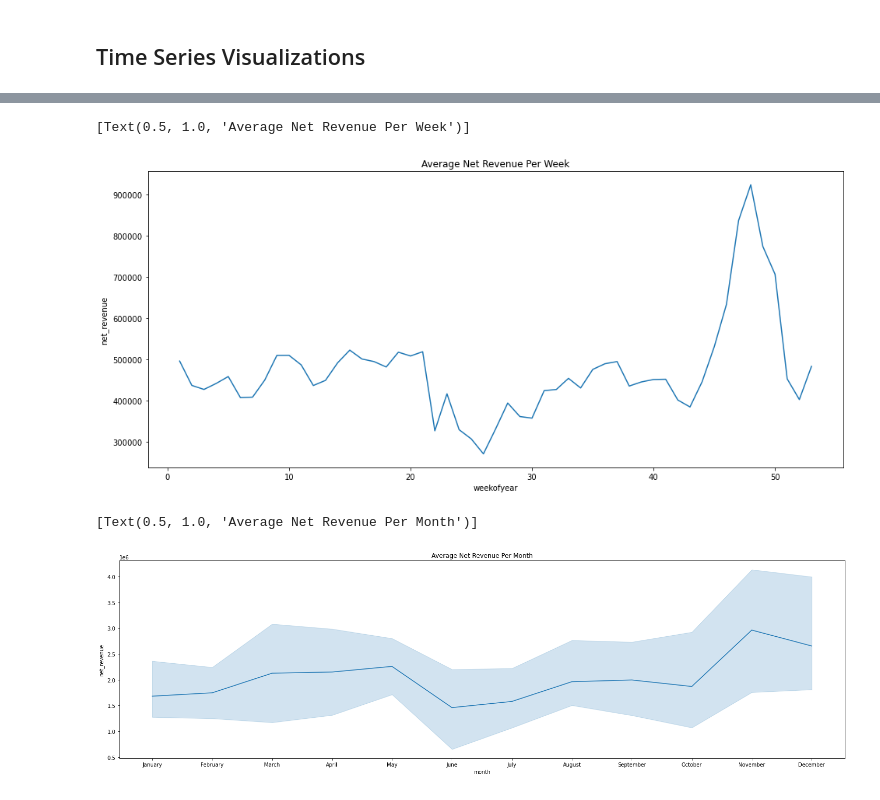
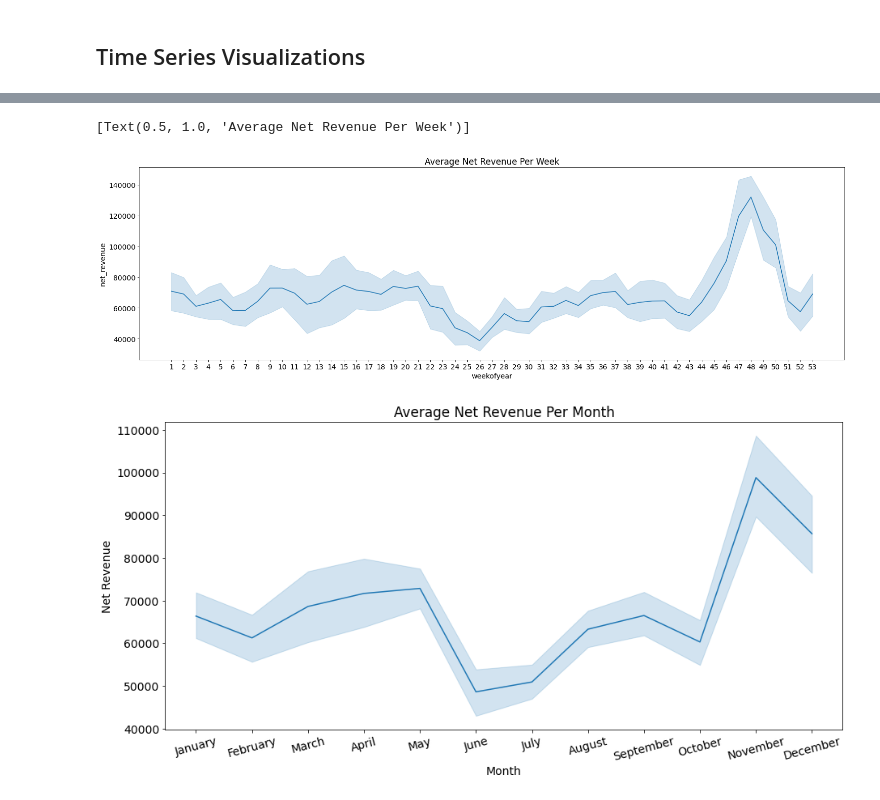
Before and after one commit to derrick-w/top4sport-sales-prediction, a Jupyter notebook: top4sport-EDA.ipynb, the cells around one changed output, grey strips where cells are left out. Drawn from its saved outputs; the diff is of its cells as text; code cells hidden in the pictures.

```diff
--- a/top4sport-EDA.ipynb
+++ b/top4sport-EDA.ipynb
@@ -10,7 +14,7 @@ from statsmodels.graphics.tsaplots import plot_pacf
 import warnings
 warnings.filterwarnings('ignore')
 # %%
-orders = pd.read_csv('orders.csv', sep=';')
+orders = pd.read_csv('orders.csv', sep=';', parse_dates=['date'])
 # %%
 items = pd.read_csv('items.csv', sep=';')
 # %% [markdown]
@@ -441,6 +445,8 @@ viz_df['category'].fillna('other', inplace=True)
 ##### Most popular product
 ##### Free shipping on website, how is it reflected on these df
 ##### Is there any indication of when a product was added
+# %%
+plt.rcParams.update({'font.size': 14})
 # %%
 viz_df.columns
 # %% [output]
@@ -575,0 +605,6 @@ def create_ts_lag_feat(ts_df, n_lag):
+# %%
+rcParams['figure.figsize'] = 18, 8
+
+decomposition = sm.tsa.seasonal_decompose(ts_df, model='additive')
+fig = decomposition.plot()
+plt.show()
@@ -731,22 +792,26 @@ plot.set(title='Average Net Revenue Per Day of Week')
 ts_viz_df = select_series(viz_df, 'week', 'net')
 ts_viz_df = create_ts_dt_feat(ts_viz_df).groupby('weekofyear').mean()
 # %%
-plt.figure(figsize=(16,7))
+plt.figure(figsize=(25,7))
 plot = sns.lineplot(x='weekofyear', y='net_revenue', data=ts_viz_df)
+plot.xaxis.set_ticks([i for i in range(1,54)])
 plot.set(title='Average Net Revenue Per Week')
 # %% [output]
 [Text(0.5, 1.0, 'Average Net Revenue Per Week')]
-[figure, old version]
+[figure, new version]
 # %%
 ts_viz_df = select_series(viz_df, 'month', 'net')
-ts_viz_df = create_ts_dt_feat(ts_viz_df).groupby('weekofyear').mean()
+ts_viz_df = create_ts_dt_feat(ts_viz_df).groupby('month').mean()
 # %%
-plt.figure(figsize=(25,7))
+plt.figure(figsize=(15,7))
 plot = sns.lineplot(x='month', y='net_revenue', data=ts_viz_df)
-plot.xaxis.set_ticks([1,2,3,4,5,6,7,8,9,10,11,12])
+plot.xaxis.set_ticks([i for i in range(1,13)])
 plot.set_xticklabels(labels=['January', 'February', 'March', 'April', 'May', 'June', 'July', 'August',
                              'September', 'October', 'November', 'December'])
 plot.set(title='Average Net Revenue Per Month')
+plt.ylabel('Net Revenue')
+plt.xlabel('Month')
+plt.xticks(rotation=15)
+plt.savefig('images/Average Revenue Per Month.png')
 # %% [output]
-[Text(0.5, 1.0, 'Average Net Revenue Per Month')]
-[figure, old version]
+[figure, new version]
```
Also changed, not shown: parts of 31 cells of this notebook, 18 other files.
